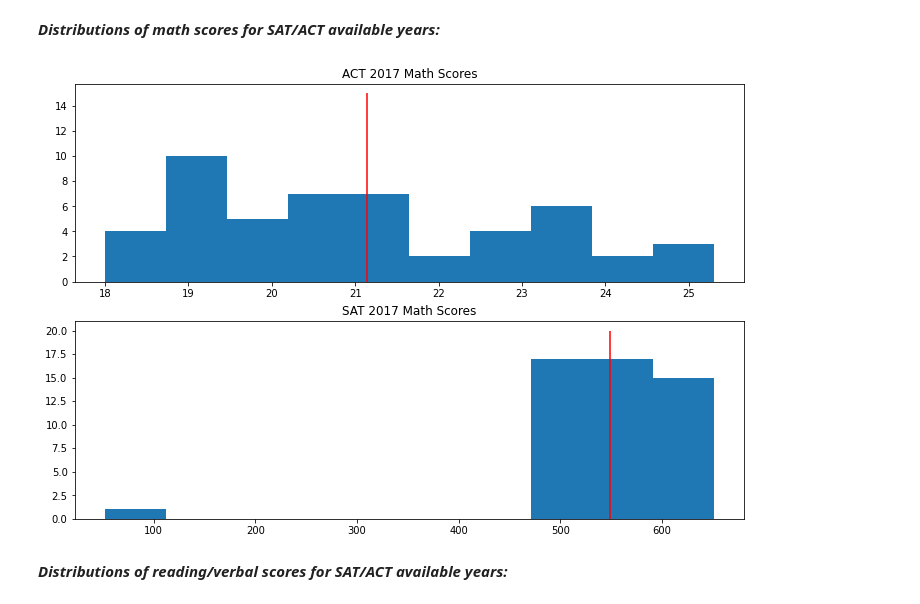
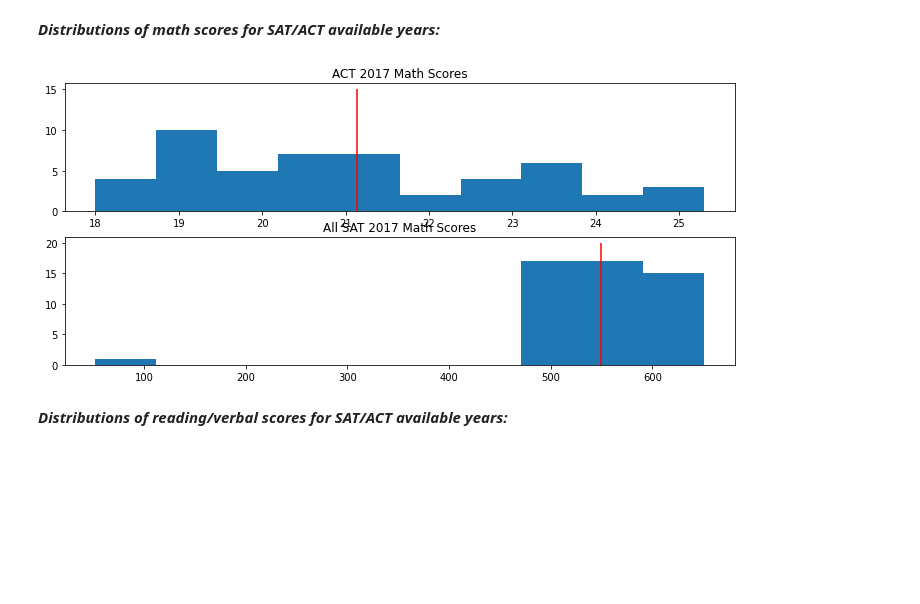
Before and after one commit to patruq/act-sat-performance, a Jupyter notebook: code/starter-code.ipynb, the cells around one changed output. Cells and saved outputs as stored; diff of their text form; code cells hidden in the pictures; blank space fills up the shorter version.

Commit message:
cleaned up notebook, added addtional visuals

```diff
--- a/code/starter-code.ipynb
+++ b/code/starter-code.ipynb
@@ -987,23 +995,23 @@ plt.tight_layout();
 # %%
 plt.figure(figsize=(12, 8))
 
-ax1 = plt.subplot(2, 1, 1)
+ax1 = plt.subplot(3, 1, 1)
 ax1.set_title("ACT 2017 Math Scores")
 ax1.hist(final["act_2017_math"])
 ax1.vlines(x=np.mean(final["act_2017_math"]),
           ymin = 0,
           ymax = 15,
           color = "red");
 
-ax2 = plt.subplot(2, 1, 2)  # If sharex == True, The scale of x axis is too small for the SAT score setup
-ax2.set_title("SAT 2017 Math Scores")
-ax2.hist(final["sat_2017_math"]);
+ax2 = plt.subplot(3, 1, 2)  # If sharex == True, The scale of x axis is too small for the SAT score setup
+ax2.set_title("All SAT 2017 Math Scores")
+ax2.hist(final["sat_2017_math"])
 ax2.vlines(x=np.mean(final["sat_2017_math"]),
           ymin = 0,
           ymax = 20,
           color = "red");
 # %% [output]
-[figure, old version]
+[figure, new version]
 # %% [markdown]
 ***Distributions of reading/verbal scores for SAT/ACT available years:***
 # %%
```
Also changed, not shown: parts of 19 cells of this notebook.
